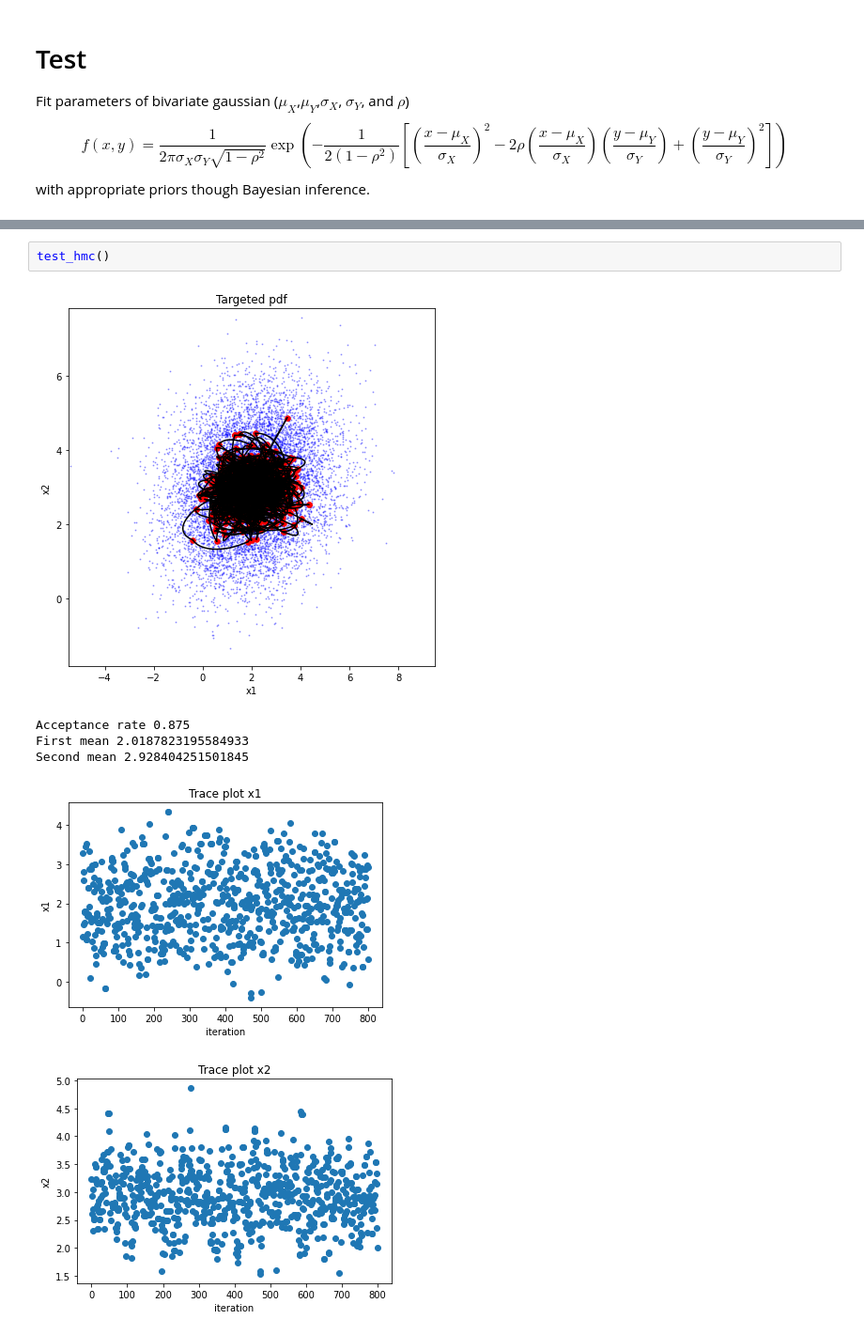
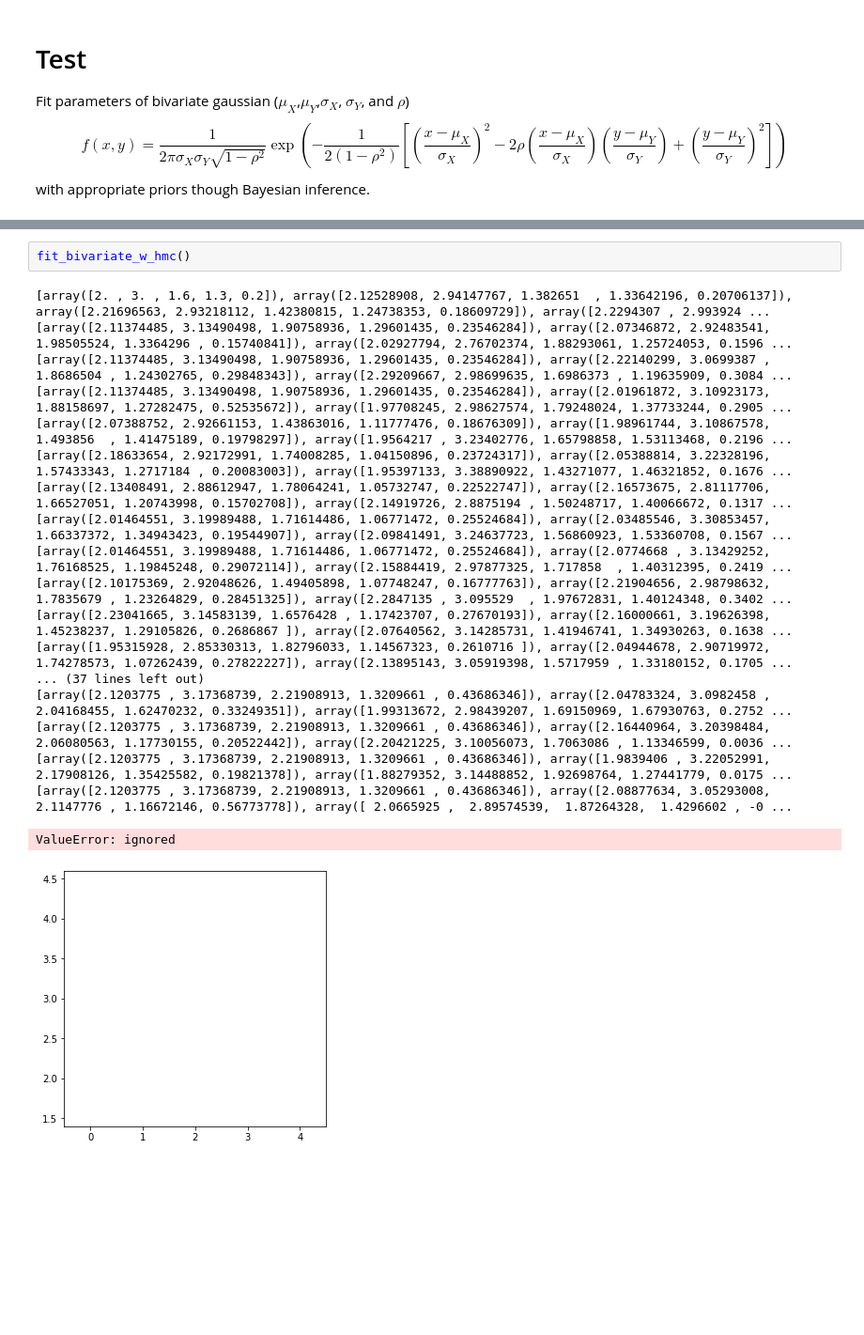
Before and after one commit to svetaU/hmc, a Jupyter notebook: model_fit_by_HMC.ipynb, the cells around one changed output, grey strips where cells are left out. Shown: that part at 94% size. Saved outputs shown, nothing was run; the diff lists cells and outputs as text; blank space fills up the shorter version.

```diff
--- a/model_fit_by_HMC.ipynb
+++ b/model_fit_by_HMC.ipynb
@@ -150,9 +194,22 @@ def test_hmc():
-# %%
-test_hmc()
-# %% [output]
-[figure, removed]
-Acceptance rate 0.875
-First mean 2.0187823195584933
-Second mean 2.928404251501845
-[figure, removed]
-[figure, removed]
+# %%
+fit_bivariate_w_hmc()
+# %% [output]
+[array([2. , 3. , 1.6, 1.3, 0.2]), array([2.12528908, 2.94147767, 1.382651  , 1.33642196, 0.20706137]), array([2.21696563, 2.93218112, 1.42380815, 1.24738353, 0.18609729]), array([2.2294307 , 2.993924 ...
+[array([2.11374485, 3.13490498, 1.90758936, 1.29601435, 0.23546284]), array([2.07346872, 2.92483541, 1.98505524, 1.3364296 , 0.15740841]), array([2.02927794, 2.76702374, 1.88293061, 1.25724053, 0.1596 ...
+[array([2.11374485, 3.13490498, 1.90758936, 1.29601435, 0.23546284]), array([2.22140299, 3.0699387 , 1.8686504 , 1.24302765, 0.29848343]), array([2.29209667, 2.98699635, 1.6986373 , 1.19635909, 0.3084 ...
+[array([2.11374485, 3.13490498, 1.90758936, 1.29601435, 0.23546284]), array([2.01961872, 3.10923173, 1.88158697, 1.27282475, 0.52535672]), array([1.97708245, 2.98627574, 1.79248024, 1.37733244, 0.2905 ...
+[array([2.07388752, 2.92661153, 1.43863016, 1.11777476, 0.18676309]), array([1.98961744, 3.10867578, 1.493856  , 1.41475189, 0.19798297]), array([1.9564217 , 3.23402776, 1.65798858, 1.53113468, 0.2196 ...
+[array([2.18633654, 2.92172991, 1.74008285, 1.04150896, 0.23724317]), array([2.05388814, 3.22328196, 1.57433343, 1.2717184 , 0.20083003]), array([1.95397133, 3.38890922, 1.43271077, 1.46321852, 0.1676 ...
+[array([2.13408491, 2.88612947, 1.78064241, 1.05732747, 0.22522747]), array([2.16573675, 2.81117706, 1.66527051, 1.20743998, 0.15702708]), array([2.14919726, 2.8875194 , 1.50248717, 1.40066672, 0.1317 ...
+[array([2.01464551, 3.19989488, 1.71614486, 1.06771472, 0.25524684]), array([2.03485546, 3.30853457, 1.66337372, 1.34943423, 0.19544907]), array([2.09841491, 3.24637723, 1.56860923, 1.53360708, 0.1567 ...
+[array([2.01464551, 3.19989488, 1.71614486, 1.06771472, 0.25524684]), array([2.0774668 , 3.13429252, 1.76168525, 1.19845248, 0.29072114]), array([2.15884419, 2.97877325, 1.717858  , 1.40312395, 0.2419 ...
+[array([2.10175369, 2.92048626, 1.49405898, 1.07748247, 0.16777763]), array([2.21904656, 2.98798632, 1.7835679 , 1.23264829, 0.28451325]), array([2.2847135 , 3.095529  , 1.97672831, 1.40124348, 0.3402 ...
+[array([2.23041665, 3.14583139, 1.6576428 , 1.17423707, 0.27670193]), array([2.16000661, 3.19626398, 1.45238237, 1.29105826, 0.2686867 ]), array([2.07640562, 3.14285731, 1.41946741, 1.34930263, 0.1638 ...
+[array([1.95315928, 2.85330313, 1.82796033, 1.14567323, 0.2610716 ]), array([2.04944678, 2.90719972, 1.74278573, 1.07262439, 0.27822227]), array([2.13895143, 3.05919398, 1.5717959 , 1.33180152, 0.1705 ...
+... (37 lines left out)
+[array([2.1203775 , 3.17368739, 2.21908913, 1.3209661 , 0.43686346]), array([2.04783324, 3.0982458 , 2.04168455, 1.62470232, 0.33249351]), array([1.99313672, 2.98439207, 1.69150969, 1.67930763, 0.2752 ...
+[array([2.1203775 , 3.17368739, 2.21908913, 1.3209661 , 0.43686346]), array([2.16440964, 3.20398484, 2.06080563, 1.17730155, 0.20522442]), array([2.20421225, 3.10056073, 1.7063086 , 1.13346599, 0.0036 ...
+[array([2.1203775 , 3.17368739, 2.21908913, 1.3209661 , 0.43686346]), array([1.9839406 , 3.22052991, 2.17908126, 1.35425582, 0.19821378]), array([1.88279352, 3.14488852, 1.92698764, 1.27441779, 0.0175 ...
+[array([2.1203775 , 3.17368739, 2.21908913, 1.3209661 , 0.43686346]), array([2.08877634, 3.05293008, 2.1147776 , 1.16672146, 0.56773778]), array([ 2.0665925 ,  2.89574539,  1.87264328,  1.4296602 , -0 ...
+ValueError: ignored
+[figure, added]
```
Also changed, not shown: parts of 4 cells of this notebook.
